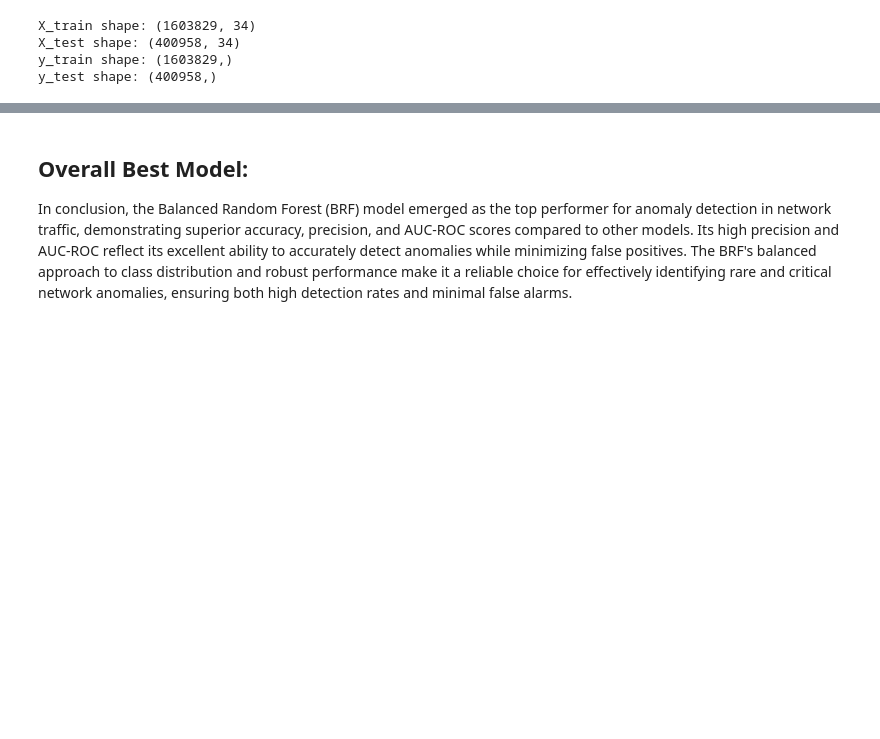
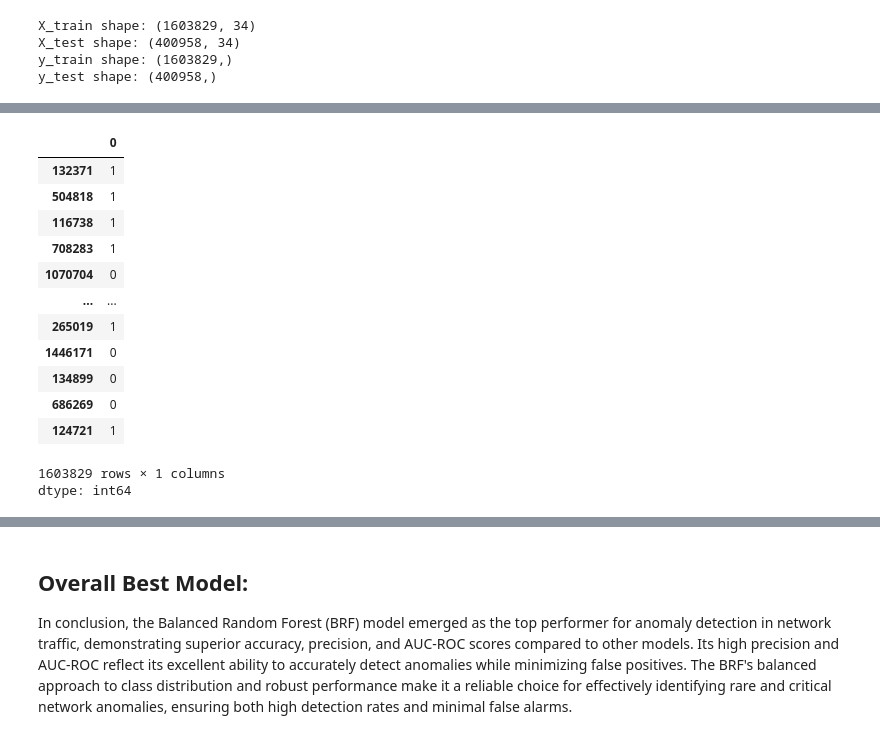
Before and after one commit to Awonke03/Capstone_Project, a Jupyter notebook: Capstone_Final_IOT.ipynb, the cells around one changed output, grey strips where cells are left out. Drawn from its saved outputs; the diff is of its cells as text; code cells hidden in the pictures; blank space fills up the shorter version.

```diff
--- a/Capstone_Final_IOT.ipynb
+++ b/Capstone_Final_IOT.ipynb
@@ -348,0 +381,17 @@ y_test shape: (400958,)
+# %%
+y_train
+# %% [output]
+|  | 0 |
+| 132371 | 1 |
+| 504818 | 1 |
+| 116738 | 1 |
+| 708283 | 1 |
+| 1070704 | 0 |
+| ... | ... |
+| 265019 | 1 |
+| 1446171 | 0 |
+| 134899 | 0 |
+| 686269 | 0 |
+| 124721 | 1 |
+1603829 rows × 1 columns
+dtype: int64
```
Also changed, not shown: parts of 26 cells of this notebook, 1 other file.
